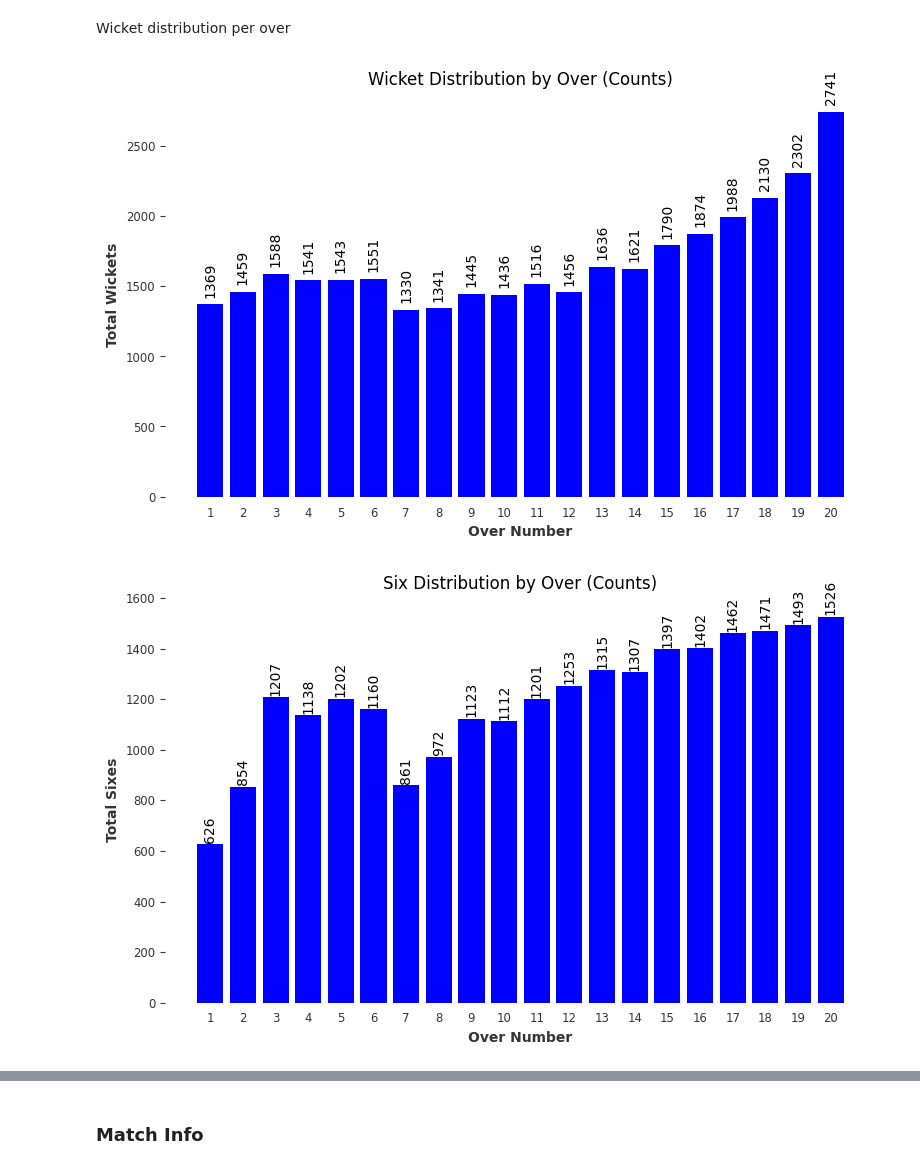
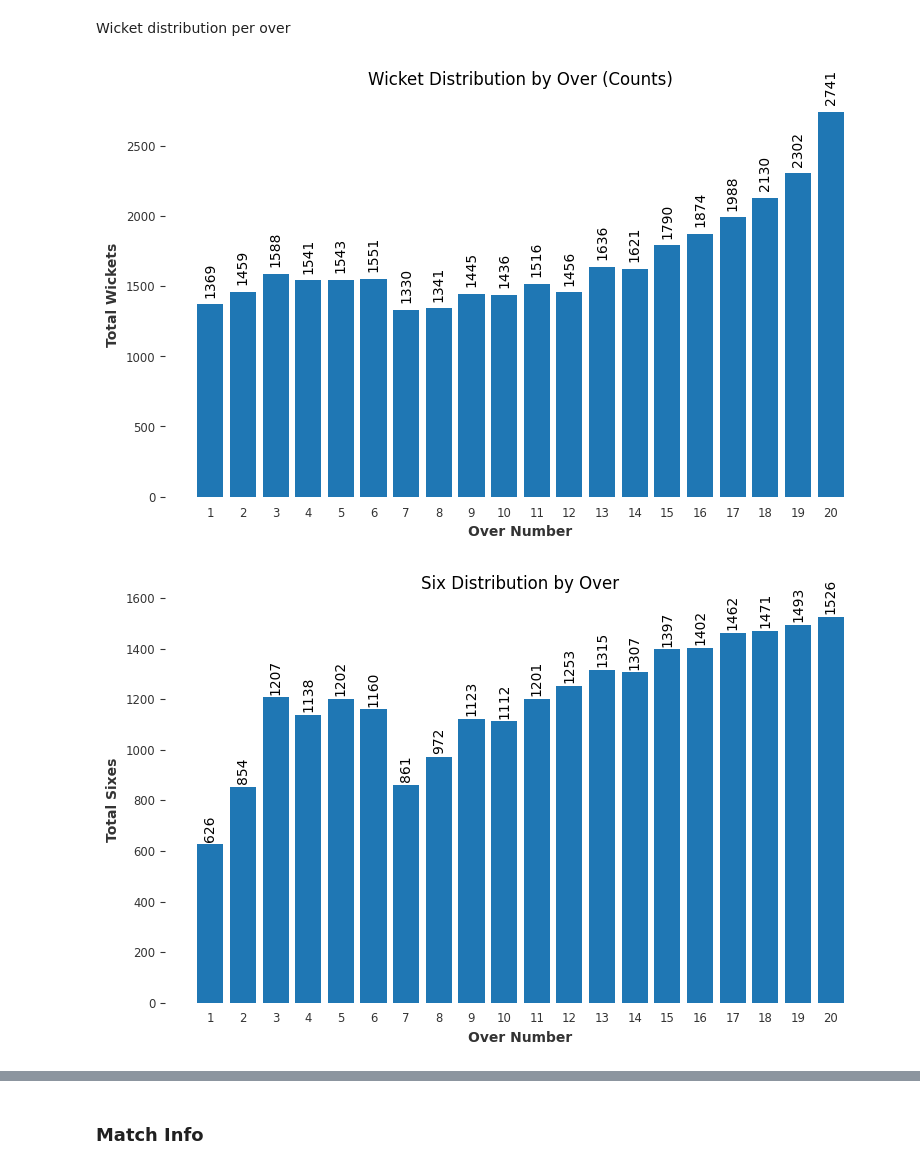
Before and after one commit to GBaugniet/cricketmodel, a Jupyter notebook: Cricket_Prediction_Model (4).ipynb, the cells around one changed output, grey strips where cells are left out. Cells and saved outputs as stored; diff of their text form; code cells hidden in the pictures.

```diff
--- a/Cricket_Prediction_Model (4).ipynb
+++ b/Cricket_Prediction_Model (4).ipynb
@@ -2446,7 +2446,7 @@ if need.issubset(df_all_it20s.columns):
     )
 
     plt.figure(figsize=(8,5))
-    bars = plt.bar(wickets_per_over.index, wickets_per_over.values, color='blue')
+    bars = plt.bar(wickets_per_over.index, wickets_per_over.values, color='#1f77b4')
 
     plt.xlabel("Over Number")
     plt.ylabel("Total Wickets")
@@ -2463,33 +2463,38 @@ if need.issubset(df_all_it20s.columns):
     plt.tight_layout()
     plt.show()
 # %% [output]
-[figure, old version]
+[figure, new version]
 # %%
-need = {'over_number','rob_6'}
+
+from pathlib import Path
+
 if need.issubset(df_all_it20s.columns):
     sixes_per_over = (
         df_all_it20s.groupby('over_number')['rob_6']
         .sum()
         .astype(int)
         .sort_index()
     )
 
+    out_dir = Path("outputs"); out_dir.mkdir(exist_ok=True, parents=True)
+
     plt.figure(figsize=(8,5))
-    bars = plt.bar(sixes_per_over.index, sixes_per_over.values, color='blue')
+    bars = plt.bar(sixes_per_over.index, sixes_per_over.values, color='#1f77b4')
 
     plt.xlabel("Over Number")
     plt.ylabel("Total Sixes")
-    plt.title("Six Distribution by Over (Counts)")
+    plt.title("Six Distribution by Over")
 
     plt.xticks(sixes_per_over.index)
     plt.grid(False)
 
     # Add vertical labels slightly above the bars
     for x, y in zip(sixes_per_over.index, sixes_per_over.values):
-        plt.text(x, y + 5, str(int(y)), ha='center', va='bottom', rotation=90)
-        # ↑ offset 5 is smaller than wickets since six counts are lower
+        plt.text(x, y + 10, str(int(y)), ha='center', va='bottom', rotation=90)
+        # ↑ offset 5 is smaller than wickets since six counts are lowe
 
+    p1 = out_dir / "six_dist_by_over"
     plt.tight_layout()
     plt.show()
 # %% [output]
-[figure, old version]
+[figure, new version]
```
Also changed, not shown: parts of 66 cells of this notebook.
